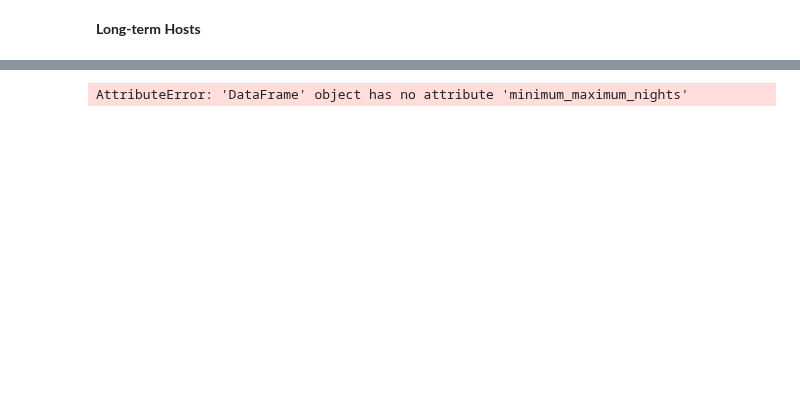
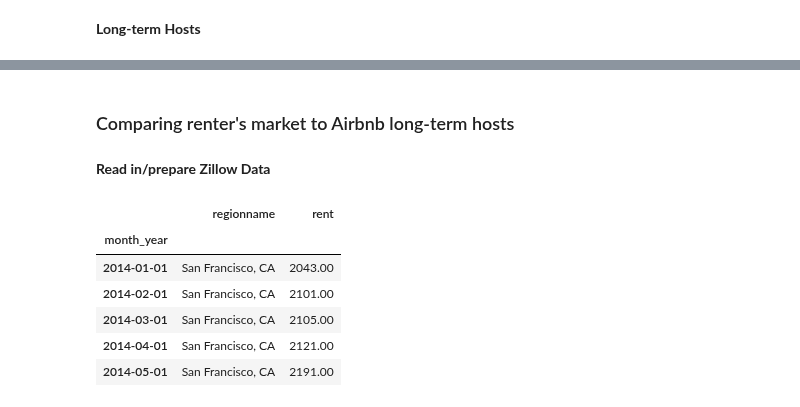
Before and after one commit to KishenSharma6/SF-Airbnb-Analysis, a Jupyter notebook: Project_Codes/02_EDA/2020_0525_Listings_EDA.ipynb, the cells around one changed output, grey strips where cells are left out. Saved outputs shown, nothing was run; the diff lists cells and outputs as text; code cells hidden in the pictures; blank space fills up the shorter version.

```diff
--- a/Project_Codes/02_EDA/2020_0525_Listings_EDA.ipynb
+++ b/Project_Codes/02_EDA/2020_0525_Listings_EDA.ipynb
@@ -306,4 +303,0 @@ display(long_term.head(3))
-# %%
-df.minimum_maximum_nights
-# %% [output]
-AttributeError: 'DataFrame' object has no attribute 'minimum_maximum_nights'
@@ -313,0 +304,24 @@ review_scores_rating
+# %% [markdown]
+### Comparing renter's market to Airbnb long-term hosts
+# %% [markdown]
+**Read in/prepare Zillow Data**
+# %%
+#Read in Zillow data
+zillow = pd.read_csv(path + '/2020_0526_Zillow_Cleaned.csv', index_col=0, parse_dates=['month_year'])
+
+#Subset infromation pertaining to San Francisco and store as sf_rent
+sf_rent = zillow.loc[zillow.regionname.str.contains('San Fran')]
+
+#Set month_year as index
+sf_rent.set_index('month_year', inplace = True)
+
+#Check
+display(sf_rent.head())
+# %% [output]
+|  | regionname | rent |
+| month_year |  |  |
+| 2014-01-01 | San Francisco, CA | 2043.00 |
+| 2014-02-01 | San Francisco, CA | 2101.00 |
+| 2014-03-01 | San Francisco, CA | 2105.00 |
+| 2014-04-01 | San Francisco, CA | 2121.00 |
+| 2014-05-01 | San Francisco, CA | 2191.00 |
```
Also changed, not shown: parts of 9 cells of this notebook.
